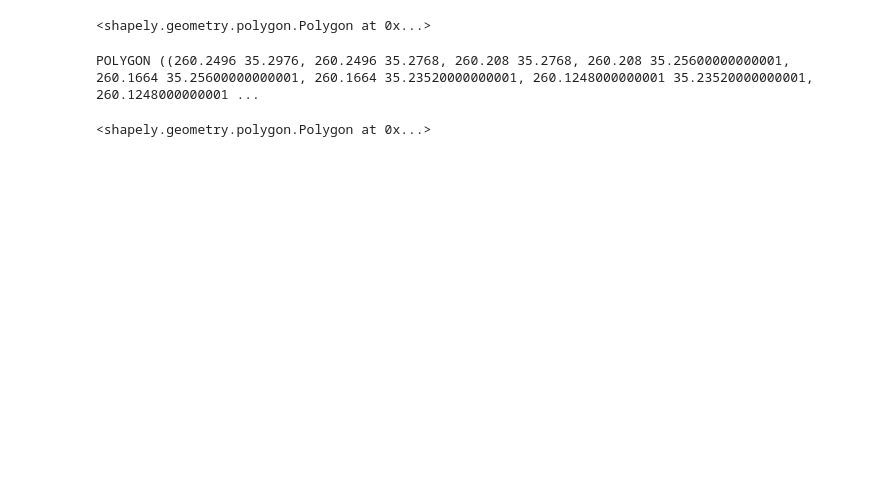
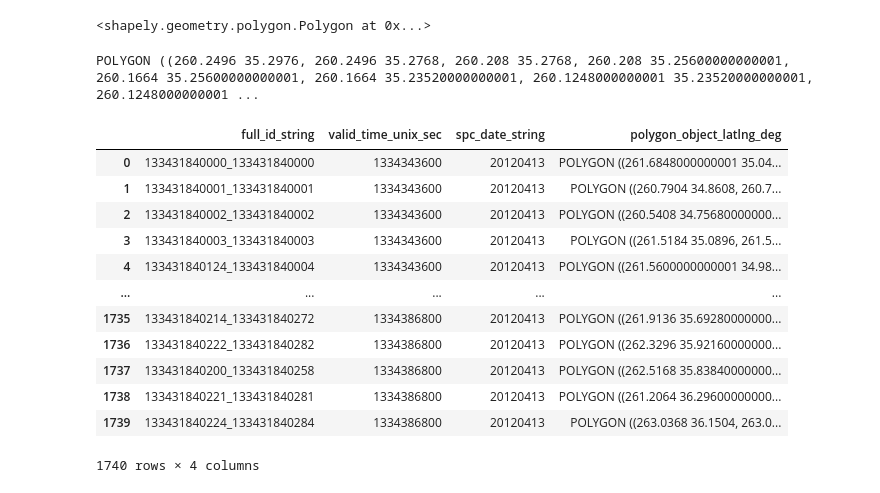
Before and after one commit to ai2es/tornado_jtti, a Jupyter notebook: viz/bokeh_data_load.ipynb, the cells around one changed output. Drawn from its saved outputs; the diff is of its cells as text; code cells hidden in the pictures; blank space fills up the shorter version.

Commit message:
changed to polygon coordinates

```diff
--- a/viz/bokeh_data_load.ipynb
+++ b/viz/bokeh_data_load.ipynb
@@ -168,10 +168,6 @@ data.loc[data['full_id_string'] == '133431840141_133431840173', 'polygon_object_
 print(data.loc[data['full_id_string'] == '133431840141_133431840173', 'polygon_object_latlng_deg'][1025])
 # %% [output]
 POLYGON ((260.2496 35.2976, 260.2496 35.2768, 260.208 35.2768, 260.208 35.25600000000001, 260.1664 35.25600000000001, 260.1664 35.23520000000001, 260.1248000000001 35.23520000000001, 260.1248000000001 ...
-# %%
-data.loc[data['full_id_string'] == '133431840141_133431840173', 'polygon_object_rowcol'][1025]
-# %% [output]
-<shapely.geometry.polygon.Polygon at 0x...>
 # %%
 # reindex full_id_string by each given day
 # "radar_image_matrix" == "reflectivity"
@@ -183,3 +179,19 @@ def lon_to_web_mercator(lon):
 def lat_to_web_mercator(lat):
     k = 6378137
     return np.log(np.tan(((90 + lat) * np.pi / 360.0))) * k
+# %%
+data
+# %% [output]
+|  | full_id_string | valid_time_unix_sec | spc_date_string | polygon_object_latlng_deg |
+| 0 | 133431840000_133431840000 | 1334343600 | 20120413 | POLYGON ((261.6848000000001 35.04... |
+| 1 | 133431840001_133431840001 | 1334343600 | 20120413 | POLYGON ((260.7904 34.8608, 260.7... |
+| 2 | 133431840002_133431840002 | 1334343600 | 20120413 | POLYGON ((260.5408 34.75680000000... |
+| 3 | 133431840003_133431840003 | 1334343600 | 20120413 | POLYGON ((261.5184 35.0896, 261.5... |
+| 4 | 133431840124_133431840004 | 1334343600 | 20120413 | POLYGON ((261.5600000000001 34.98... |
+| ... | ... | ... | ... | ... |
+| 1735 | 133431840214_133431840272 | 1334386800 | 20120413 | POLYGON ((261.9136 35.69280000000... |
+| 1736 | 133431840222_133431840282 | 1334386800 | 20120413 | POLYGON ((262.3296 35.92160000000... |
+| 1737 | 133431840200_133431840258 | 1334386800 | 20120413 | POLYGON ((262.5168 35.83840000000... |
+| 1738 | 133431840221_133431840281 | 1334386800 | 20120413 | POLYGON ((261.2064 36.29600000000... |
+| 1739 | 133431840224_133431840284 | 1334386800 | 20120413 | POLYGON ((263.0368 36.1504, 263.0... |
+1740 rows × 4 columns
```
Also changed, not shown: parts of 2 cells of this notebook, 3 other files.
